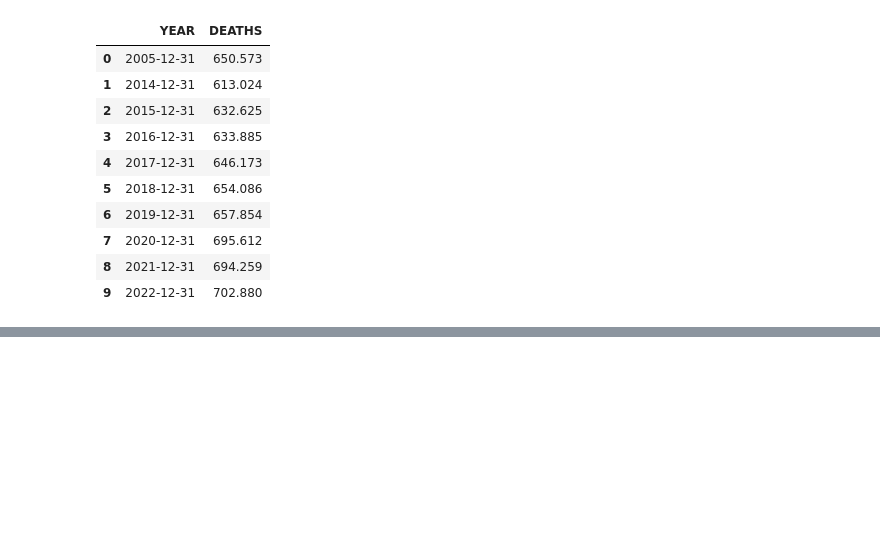
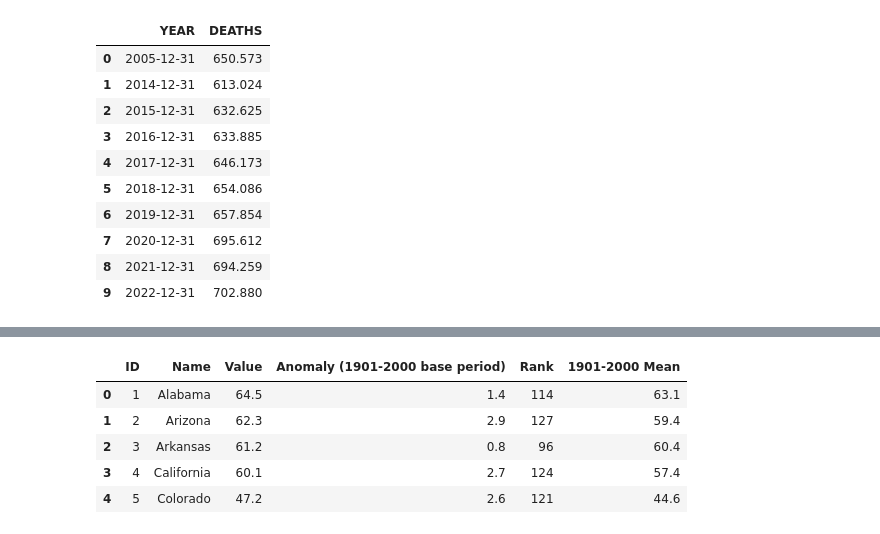
Before and after one commit to jaidevkler/team-4-project-1, a Jupyter notebook: project.ipynb, the cells around one changed output, grey strips where cells are left out. Saved outputs shown, nothing was run; the diff lists cells and outputs as text; code cells hidden in the pictures; blank space fills up the shorter version.

```diff
--- a/project.ipynb
+++ b/project.ipynb
@@ -411,2 +372,14 @@ m.plot(forecast)
 # %%
 # We could hit a 1,000,000 deaths a year by 2043
+# %%
+# Temperatures by state
+# Source:https://www.ncei.noaa.gov/access/monitoring/climate-at-a-glance/statewide/mapping/110/tavg/201812/12/value
+temp_df = pd.read_csv('Resources/temperatures.csv')
+temp_df.head()
+# %% [output]
+|  | ID | Name | Value | Anomaly (1901-2000 base period) | Rank | 1901-2000 Mean |
+| 0 | 1 | Alabama | 64.5 | 1.4 | 114 | 63.1 |
+| 1 | 2 | Arizona | 62.3 | 2.9 | 127 | 59.4 |
+| 2 | 3 | Arkansas | 61.2 | 0.8 | 96 | 60.4 |
+| 3 | 4 | California | 60.1 | 2.7 | 124 | 57.4 |
+| 4 | 5 | Colorado | 47.2 | 2.6 | 121 | 44.6 |
```
Also changed, not shown: parts of 15 cells of this notebook, 1 other file.
